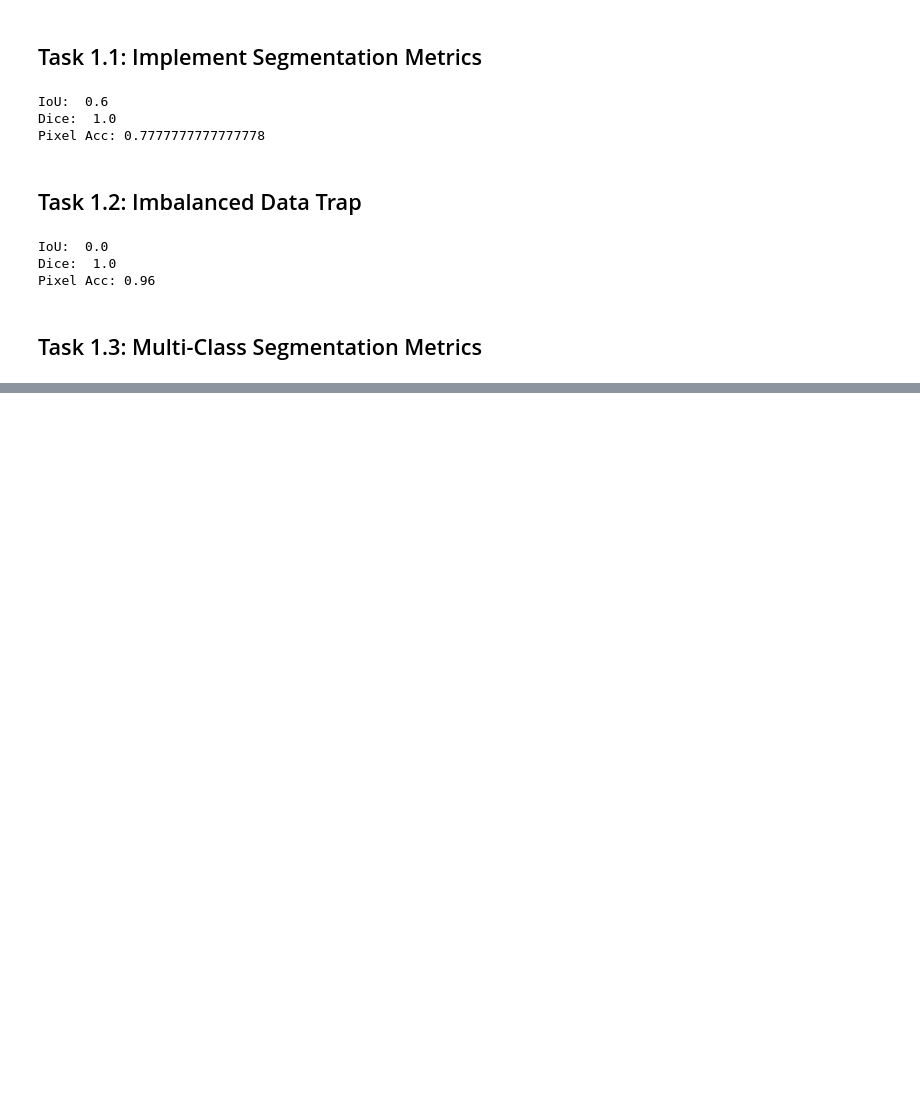
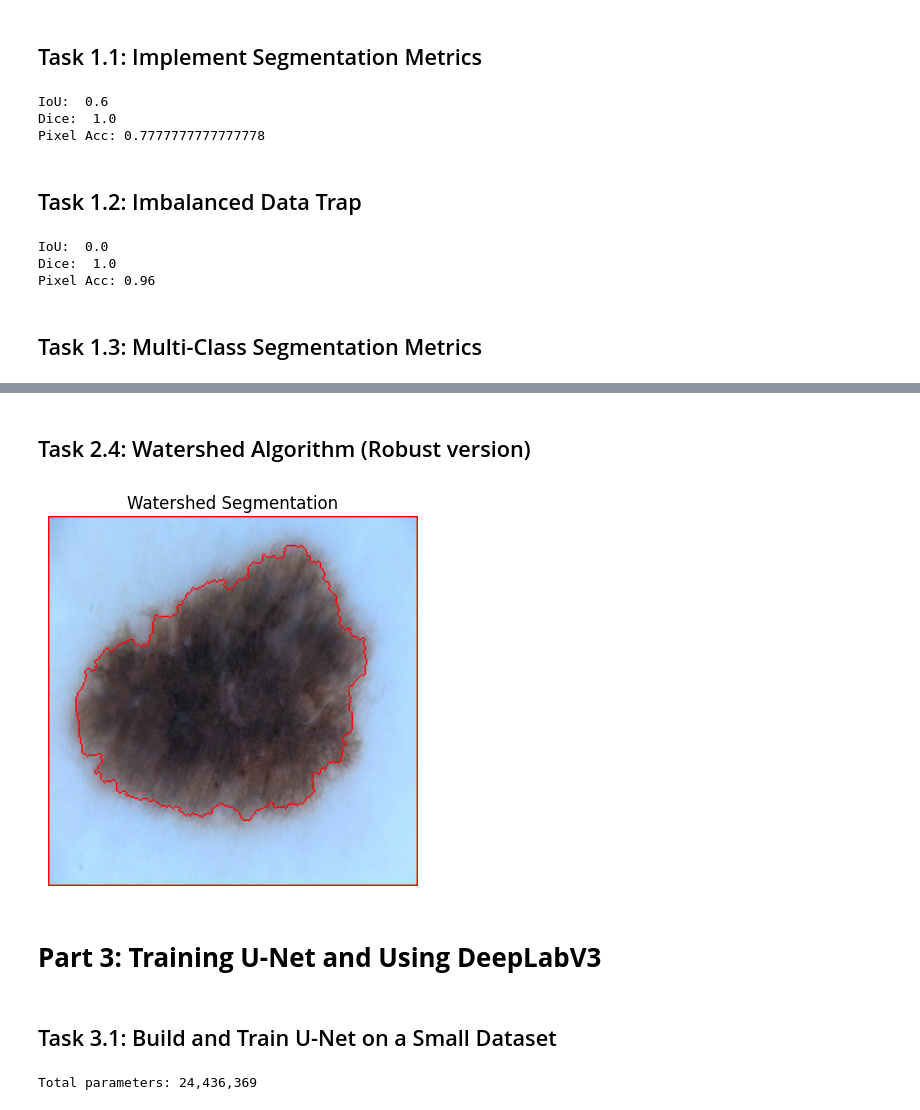
Before and after one commit to bmulaw/ComputerVision, a Jupyter notebook: ComputerVision_lab2_SAM_ObjectDetection.ipynb, the cells around one changed output, grey strips where cells are left out. Cells and saved outputs as stored; diff of their text form; code cells hidden in the pictures; blank space fills up the shorter version.

Commit message:
training U-NET

```diff
--- a/ComputerVision_lab2_SAM_ObjectDetection.ipynb
+++ b/ComputerVision_lab2_SAM_ObjectDetection.ipynb
@@ -176,0 +268,58 @@ TypeError: logical_and(): argument 'input' (position 1) must be Tensor, not nump
+# %% [markdown]
+## Task 2.4: Watershed Algorithm (Robust version)
+# %%
+# Binarize
+_, binary = cv2.threshold(gray, 0, 255, cv2.THRESH_BINARY_INV + cv2.THRESH_OTSU)
+
+# Remove noise
+kernel = np.ones((3,3), np.uint8)
+opening = cv2.morphologyEx(binary, cv2.MORPH_OPEN, kernel, iterations=2)
+
+# Sure background
+sure_bg = cv2.dilate(opening, kernel, iterations=3)
+
+# Sure foreground via distance transform
+dist_transform = cv2.distanceTransform(opening, cv2.DIST_L2, 5)
+
+# TODO: threshold the distance transform to get sure_fg
+# found code here: https://docs.opencv.org/4.13.0/d3/db4/tutorial_py_watershed.html
+_, sure_fg = cv2.threshold(dist_transform,0.7*dist_transform.max(),255,0)
+
+# Unknown region
+sure_fg = np.uint8(sure_fg)
+unknown = cv2.subtract(sure_bg, sure_fg)
+
+# Marker labelling
+_, markers = cv2.connectedComponents(sure_fg)
+markers = markers + 1
+markers[unknown == 255] = 0
+
+# Watershed
+markers = cv2.watershed(image, markers)
+image[markers == -1] = [0, 0, 255]
+
+plt.imshow(cv2.cvtColor(image, cv2.COLOR_BGR2RGB))
+plt.title("Watershed Segmentation")
+plt.axis("off")
+plt.show()
+# %% [output]
+[figure, added]
+# %% [markdown]
+# **Part 3: Training U-Net and Using DeepLabV3**
+# %% [markdown]
+## Task 3.1: Build and Train U-Net on a Small Dataset
+# %%
+import torch.nn as nn
+
+model = smp.Unet(
+    encoder_name="resnet34",
+    encoder_weights="imagenet",
+    in_channels=3,
+    classes=1,
+)
+device = "cuda" if torch.cuda.is_available() else "cpu"
+model = model.to(device)
+
+print (f"Total parameters: {sum(p.numel() for p in model.parameters()):,} " )
+# %% [output]
+Total parameters: 24,436,369
```
Also changed, not shown: parts of 25 cells of this notebook.
